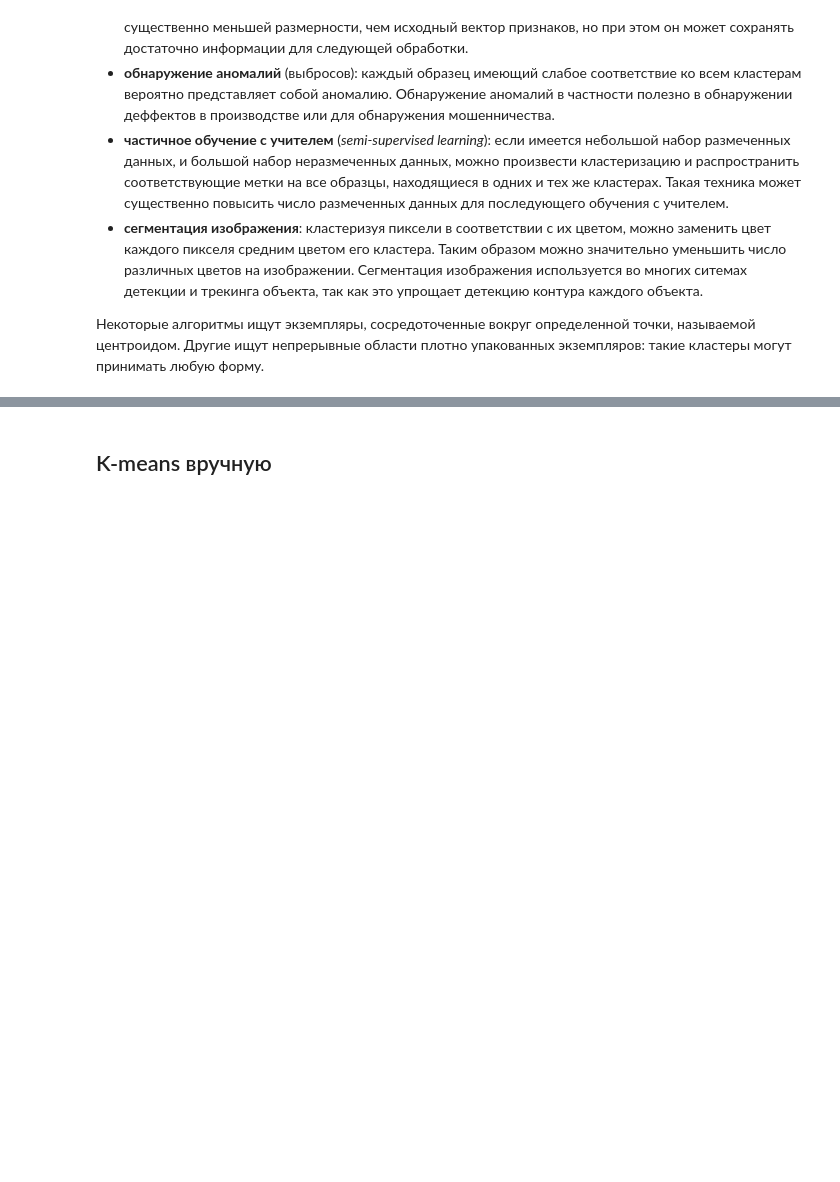
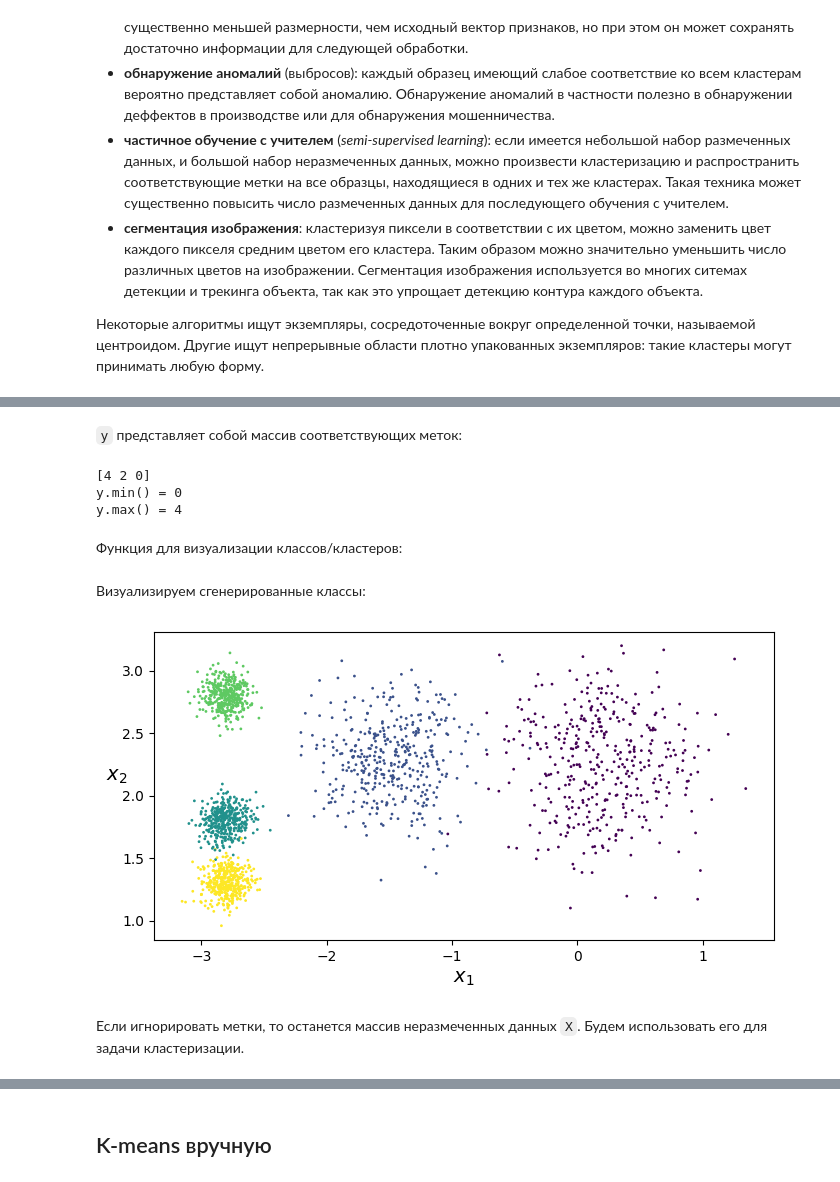
Before and after one commit to ordevoir/Digital_Cathedra, a Jupyter notebook: Data Analysis/clustering/sklearn_clustering.ipynb, the cells around one changed output, grey strips where cells are left out. Saved outputs shown, nothing was run; the diff lists cells and outputs as text; code cells hidden in the pictures; blank space fills up the shorter version.

```diff
--- a/Data Analysis/clustering/sklearn_clustering.ipynb
+++ b/Data Analysis/clustering/sklearn_clustering.ipynb
@@ -42,0 +44,11 @@ plt.show()
+# %% [markdown]
+`y` представляет собой массив соответствующих меток:
+# %%
+print(y[:3])
+print(f"{y.min() = }\n{y.max() = }")
+# %% [output]
+[4 2 0]
+y.min() = 0
+y.max() = 4
+# %% [markdown]
+Функция для визуализации классов/кластеров:
@@ -42,0 +60,9 @@ plt.show()
+# %% [markdown]
+Визуализируем сгенерированные классы:
+# %%
+plt.figure(figsize=(8, 4))
+plot_clusters(X, y)
+# %% [output]
+[figure, added]
+# %% [markdown]
+Если игнорировать метки, то останется массив неразмеченных данных `X`. Будем использовать его для задачи кластеризации.
```
Also changed, not shown: parts of 10 cells of this notebook.
